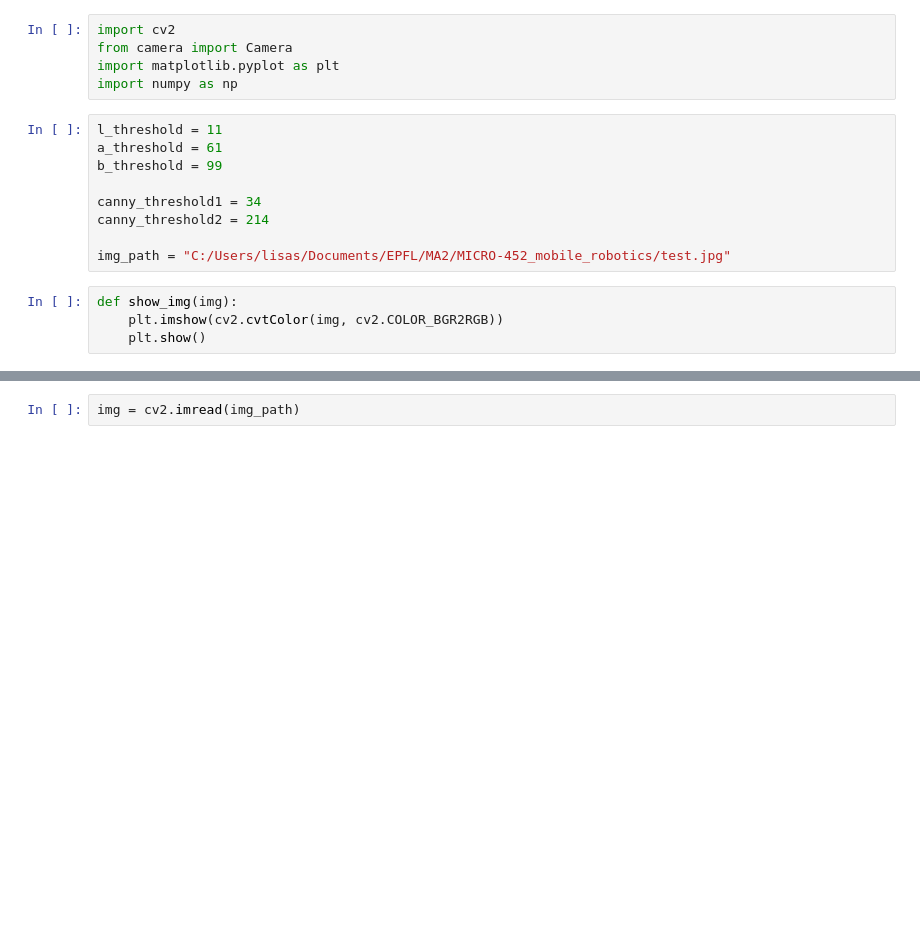
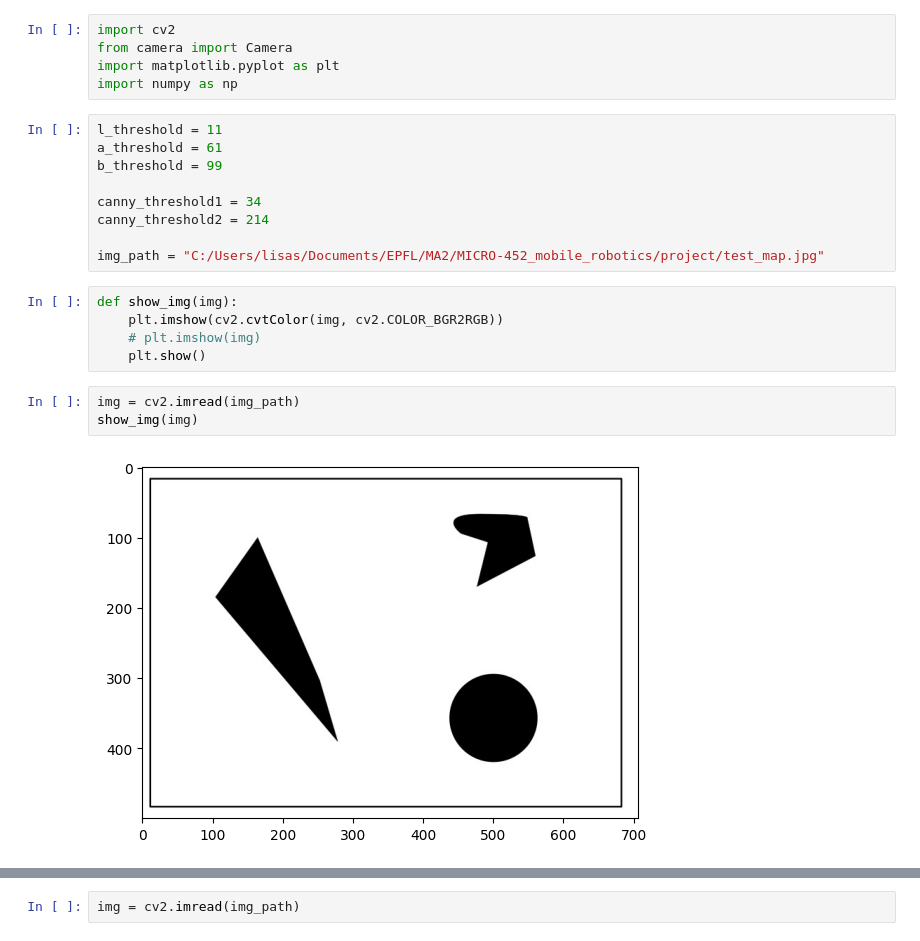
Before and after one commit to LaserLisa/BOMR, a Jupyter notebook: src/vision/threshold.ipynb, the cells around one changed output, grey strips where cells are left out. Cells and saved outputs as stored; diff of their text form; blank space fills up the shorter version.

```diff
--- a/src/vision/threshold.ipynb
+++ b/src/vision/threshold.ipynb
@@ -11,11 +11,17 @@ b_threshold = 99
 canny_threshold1 = 34
 canny_threshold2 = 214
 
-img_path = "C:/Users/lisas/Documents/EPFL/MA2/MICRO-452_mobile_robotics/test.jpg"
+img_path = "C:/Users/lisas/Documents/EPFL/MA2/MICRO-452_mobile_robotics/project/test_map.jpg"
 # %%
 def show_img(img):
     plt.imshow(cv2.cvtColor(img, cv2.COLOR_BGR2RGB))
+    # plt.imshow(img)
     plt.show()
+# %%
+img = cv2.imread(img_path)
+show_img(img)
+# %% [output]
+[figure, added]
 # %%
 def hough_lines(image):
     # Load image, grayscale, Canny edge detection
```
Also changed, not shown: parts of 7 cells of this notebook, 9 other files.
